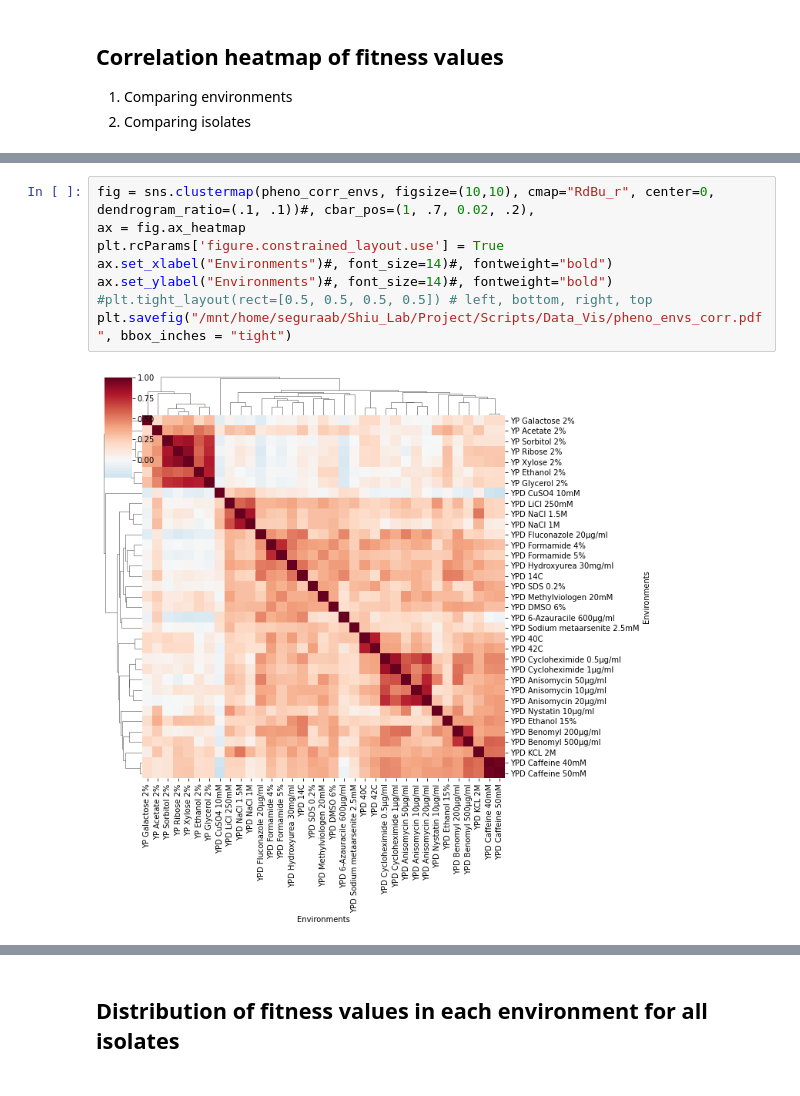
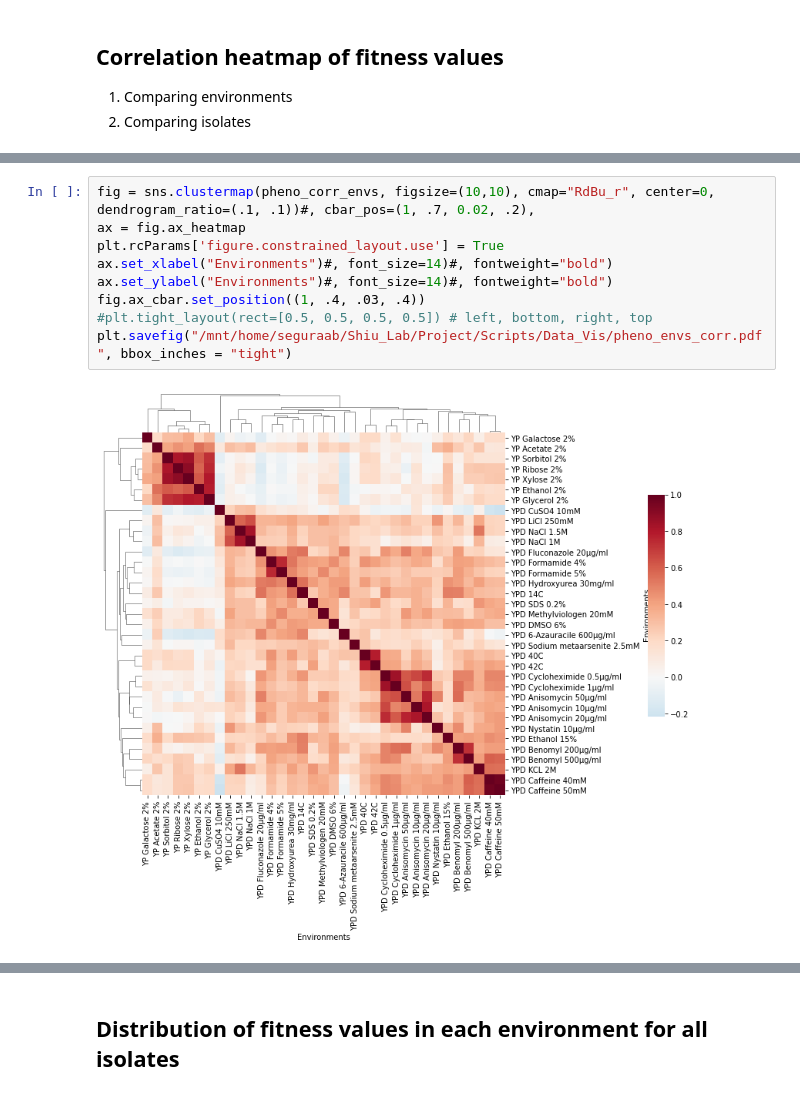
Before and after one commit to ksegaba/Yeast-Project, a Jupyter notebook: Scripts/Data_Vis/pheno_data_plots.ipynb, the cells around one changed output, grey strips where cells are left out. Drawn from its saved outputs; the diff is of its cells as text.

```diff
--- a/Scripts/Data_Vis/pheno_data_plots.ipynb
+++ b/Scripts/Data_Vis/pheno_data_plots.ipynb
@@ -188,13 +200,14 @@ pheno_corr_isolates.head()
 # %%
 fig = sns.clustermap(pheno_corr_envs, figsize=(10,10), cmap="RdBu_r", center=0, dendrogram_ratio=(.1, .1))#, cbar_pos=(1, .7, 0.02, .2),
 ax = fig.ax_heatmap
 plt.rcParams['figure.constrained_layout.use'] = True
 ax.set_xlabel("Environments")#, font_size=14)#, fontweight="bold")
 ax.set_ylabel("Environments")#, font_size=14)#, fontweight="bold")
+fig.ax_cbar.set_position((1, .4, .03, .4))
 #plt.tight_layout(rect=[0.5, 0.5, 0.5, 0.5]) # left, bottom, right, top
 plt.savefig("/mnt/home/seguraab/Shiu_Lab/Project/Scripts/Data_Vis/pheno_envs_corr.pdf", bbox_inches = "tight")
 # %% [output]
-[figure, old version]
+[figure, new version]
 # %%
 fig = sns.clustermap(pheno_corr_isolates, figsize=(12,12), cmap="RdBu_r", yticklabels=False, xticklabels=False, center=0, dendrogram_ratio=(.1, .1)) #cbar_pos=(, .7, 0.02, .2),
 ax = fig.ax_heatmap
```
Also changed, not shown: parts of 22 cells of this notebook.
